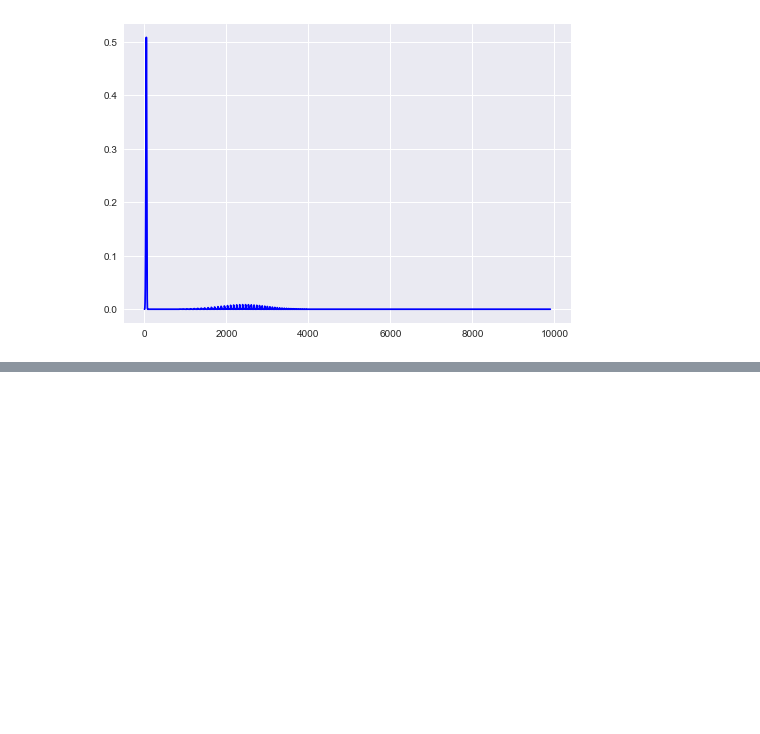
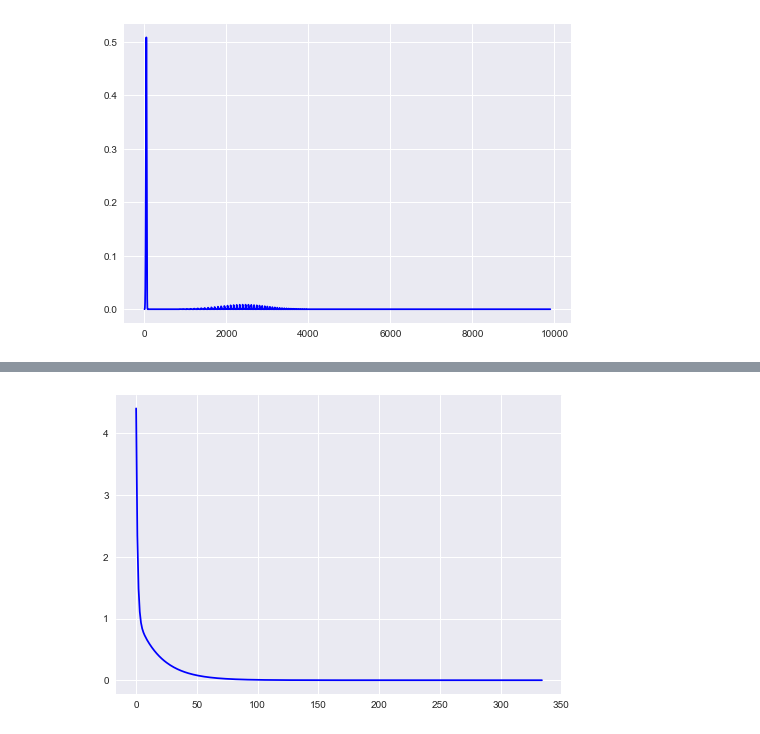
Before and after one commit to mylife4aiur/GradientDescent, a Jupyter notebook: 梯度下降.ipynb, the cells around one changed output, grey strips where cells are left out. Saved outputs shown, nothing was run; the diff lists cells and outputs as text; code cells hidden in the pictures; blank space fills up the shorter version.

```diff
--- a/梯度下降.ipynb
+++ b/梯度下降.ipynb
@@ -347,0 +534,12 @@ plt.show()
+# %%
+# 误差变化曲线
+def PlotErrorCurve(z,xlim=None):
+    fig = plt.figure()
+    plt.plot(z,c='b')
+    if xlim:
+        plt.xlim(0,xlim)
+    plt.show()
+# %%
+PlotErrorCurve(z)
+# %% [output]
+[figure, added]
```
Also changed, not shown: parts of 37 cells of this notebook.
